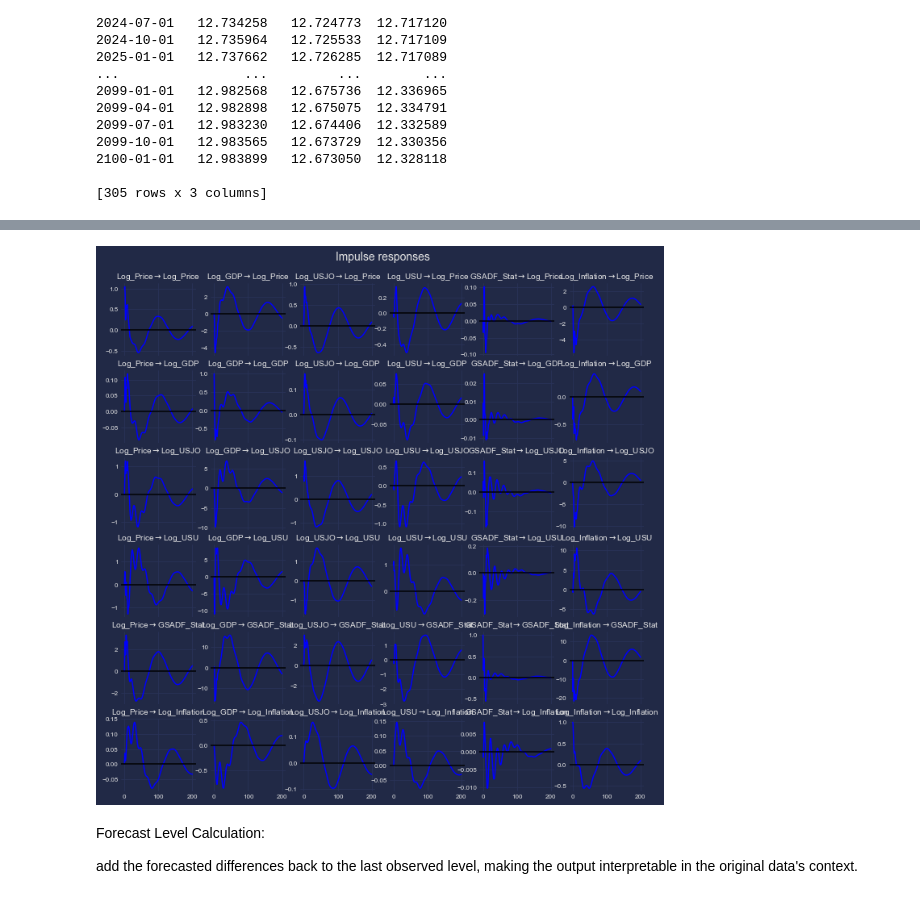
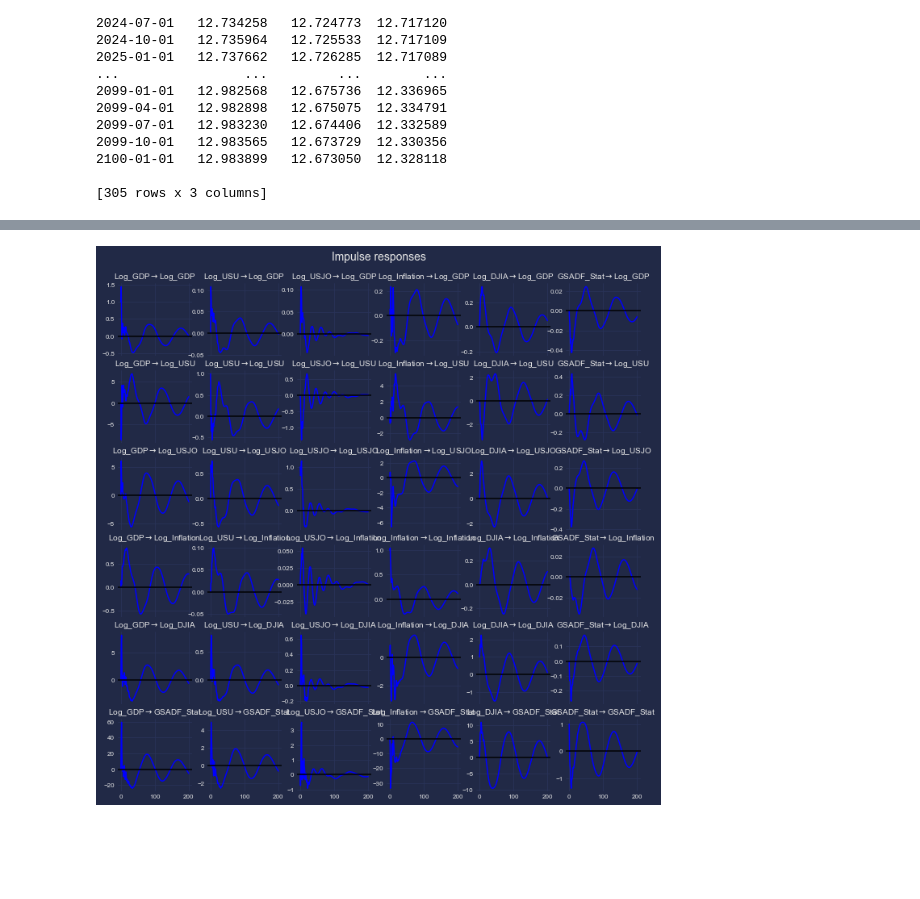
Before and after one commit to Philip-Lacava/Asset-Price-Bubble-Detection, a Jupyter notebook: Bubble Model 3.ipynb, the cells around one changed output, grey strips where cells are left out. Drawn from its saved outputs; the diff is of its cells as text; code cells hidden in the pictures; blank space fills up the shorter version.

```diff
--- a/Bubble Model 3.ipynb
+++ b/Bubble Model 3.ipynb
@@ -904,3 +705,5 @@ By analyzing the interactions and adjustments between these critical economic in
-# %%
-merged_df[['Log_Price', 'Log_GDP', 'Log_USJO', 'Log_USU', 'GSADF_Stat', 'Log_USP', 'FFR']] = \
-    merged_df[['Log_Price', 'Log_GDP', 'Log_USJO', 'Log_USU', 'GSADF_Stat', 'Log_USP', 'FFR']].apply(pd.to_numeric, errors='coerce')
+# %%
+data = merged_df[['Log_DJIA', 'Log_GDP', 'Log_USJO', 'Log_USU', 'Log_USP',  'Log_Inflation', 'GSADF_Stat']]
+
+
+data
@@ -907,13 +725,9 @@ merged_df[['Log_Price', 'Log_GDP', 'Log_USJO', 'Log_USU', 'GSADF_Stat', 'Log_USP
 # %%
-# Fit the model
-# Determine the optimal lag order
-data = merged_df[['Log_Price', 'Log_GDP', 'Log_USJO','Log_USU','GSADF_Stat','Log_USP', 'Log_Inflation']]
-
 lag_order = select_order(data=data, maxlags=20, deterministic="ci")
 print(lag_order.summary())
 optimal_lags = lag_order.fpe
 # Override if still overfit.  Lag length is in large part a judgement call
-optimal_lags
+optimal_lags = 5
 # %% [output]
   VECM Order Selection (* highlights the minimums)
 ===================================================
@@ -1123,12 +936,27 @@ Date
 # %%
 # Configure and fit the VECM model
-optimal_lags =  4
 
-vecm_model = VECM(endog = data[['Log_Price','Log_GDP','Log_USJO','Log_USU','GSADF_Stat', 'Log_Inflation']],
+# No Inflation
+
+# Coint 4, Lag 5
+# Coint 5, Lag 5
+
+# Inflation
+
+# Coint 5, Lag 5 ** Inflation
+# Coint 6, Lag 5  ** Inflation
+
+
+vecm_model = VECM(endog = data[['Log_GDP','Log_USU', 'Log_USJO',
+                                'Log_Inflation','Log_DJIA','GSADF_Stat']],
                   exog_coint = data[['Log_USP']],
-                  k_ar_diff= optimal_lags,
+                  k_ar_diff= 5,
                   coint_rank=6,
                   deterministic= 'ci')
 vecm_result = vecm_model.fit()
 vecm_result.summary()
+
+
+forecast_df = vecm_result.predict(steps=num_periods, exog_coint_fc = pop_estimate_df['Log_USP'])
+forecast_df
 # %% [output]
@@ -1235,22 +1052,16 @@ Impulse Response Function (IRF) plots are a crucial tool in time series analysis
 # %%
 ir = vecm_result.irf(periods=num_periods)
 fig = ir.plot(plot_stderr=False)
 
 # Adjust the font size of the labels
 for ax in fig.axes:
     ax.title.set_fontsize(10)  # Adjust title font size
     ax.xaxis.label.set_fontsize(8)  # Adjust x-axis label font size
     ax.yaxis.label.set_fontsize(8)  # Adjust y-axis label font size
     ax.tick_params(axis='both', which='major', labelsize=8)  # Adjust tick labels font size
-plt.savefig(f'/Users/philiplacava/Desktop/Asset-Price-Bubble-Detection/results/{select} {pop_estimate} IRF.jpeg', format='jpeg')
+plt.savefig(f'/Users/philiplacava/Desktop/Asset-Price-Bubble-Detection/results/{pop_estimate} IRF.jpeg', format='jpeg')
 
 # Show the plot
 plt.show()
-
-filename = f'{ticker}_irf.jpg'
 # %% [output]
-[figure, old version]
+[figure, new version]
-# %% [markdown]
-Forecast Level Calculation:
-
-add the forecasted differences back to the last observed level, making the output interpretable in the original data's context.
```
Also changed, not shown: parts of 47 cells of this notebook, 42 other files.
